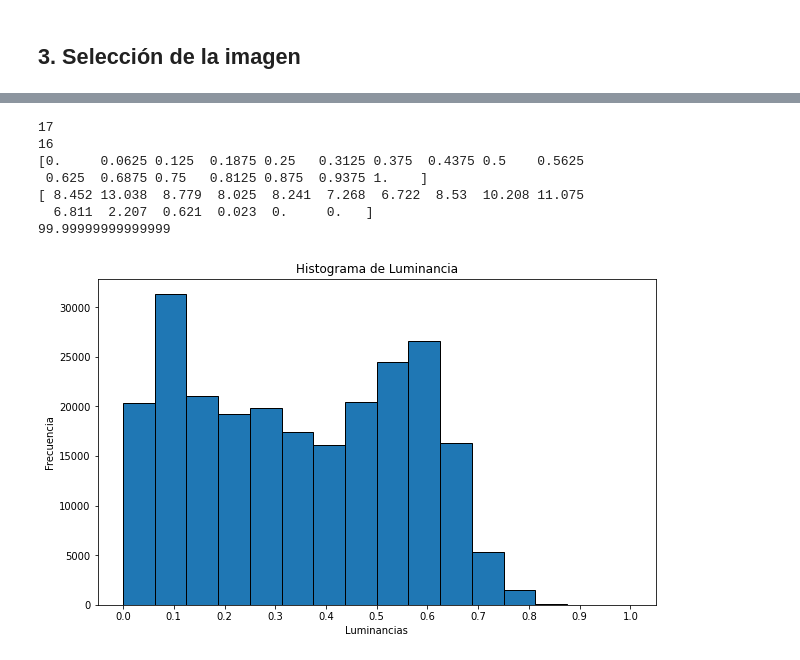
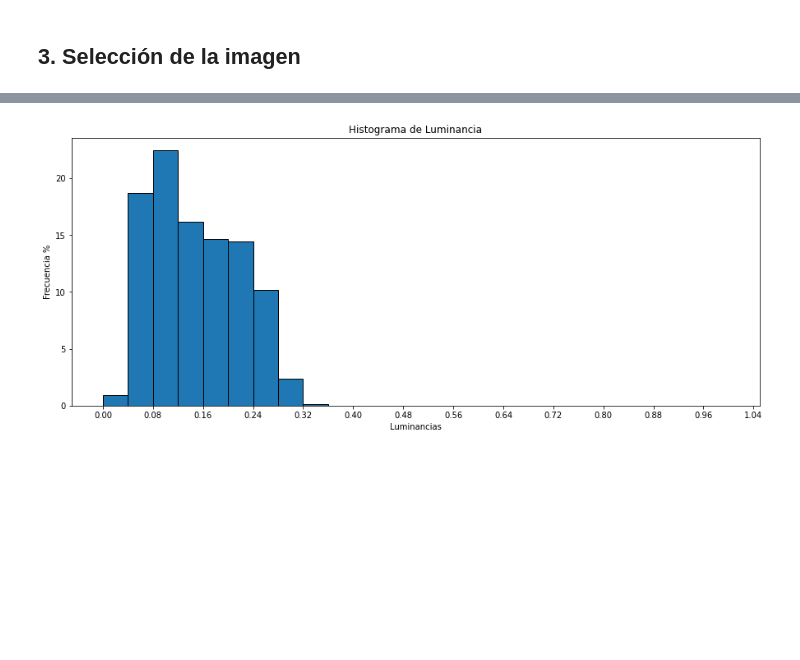
Before and after one commit to nicolassalomon96/procesamiento_imagenes_UNS, a Jupyter notebook: TP4/Histograma_de_luminancia.ipynb, the cells around one changed output, grey strips where cells are left out. Cells and saved outputs as stored; diff of their text form; code cells hidden in the pictures; blank space fills up the shorter version.

```diff
--- a/TP4/Histograma_de_luminancia.ipynb
+++ b/TP4/Histograma_de_luminancia.ipynb
@@ -116,22 +116,18 @@ def generate_histo(Y, min, max, steps):
   #Aclaración: se redondea a 6 decimales como máximo para evitar errores debido a la representación de los números con punto flotante
   counts, bins_edges = np.histogram(Y, bins)
 
-  print(len(bins_edges))
-  print(len(counts))
+  #Cálculo de la frecuencia relativa para generar el histograma de frecuencia
   total_counts = sum(counts)
-  counts_percentage = np.round(((counts*100)/total_counts),3)
+  counts_relative_freq = np.round(((counts*100)/total_counts),2)
 
-  print(bins_edges)
-  print(counts_percentage)
-  print(sum(counts_percentage))
-  plt.figure(figsize=(10,6))
+  plt.figure(figsize=(15,6))
 
-  plt.hist(bins[:-1], bins, weights=counts, ec='black')
+  plt.hist(bins[:-1], bins, weights=counts_relative_freq, ec='black')
   plt.title("Histograma de Luminancia")
   plt.xlabel("Luminancias")
-  plt.ylabel("Frecuencia")
-  plt.xticks(np.arange(0, 1.1, step=0.1))
-  #plt.bar(bins_edges[:-1], counts_percentage)#, width=0.6, color='blue')
+  plt.ylabel("Frecuencia %")
+  plt.xticks(np.arange(0,1.1,bins[2]-bins[0]))
+
   plt.show()
 
   return counts, bins_edges
@@ -140,20 +136,24 @@ def generate_histo(Y, min, max, steps):
 # %%
 #@title Seleccione la imagen a analizar: { run: "auto" }
 dog_url = 'https://pbs.twimg.com/media/BwURyszIYAEtRva.jpg'
-cat_url = 'https://cdn.shopify.com/s/files/1/0268/6861/files/cat-4373086_960_720_grande.jpg?v=1576688425'
 route_url = 'https://cdn1.eldia.com/122017/1514109535760.jpg'
 lake_url = 'https://s1.1zoom.me/prev/596/USA_Mountains_Lake_Forests_Sky_Lake_Dillon_Clouds_595131_600x400.jpg'
+low_Y_1 = 'https://cdn.shopify.com/s/files/1/0268/6861/files/cat-4373086_960_720_grande.jpg?v=1576688425'
+low_Y_2 = 'https://cdn.photography-secret.com/7581913/How_to_Improve_Low-Light_Performance_by_Increasing_Your_ISO_20.jpg.webp'
 
-Imagen = 'Lago' #@param ["Perro","Gato","Ruta","Lago"]
+
+Imagen = 'Baja_Luminancia_2' #@param ["Perro","Ruta","Lago","Baja_Luminancia_1","Baja_Luminancia_2"]
 
 if Imagen =='Perro':
   image = get_image(dog_url)
-if Imagen =='Gato':
-  image = get_image(cat_url)
 if Imagen =='Ruta':
   image = get_image(route_url)
 if Imagen =='Lago':
   image = get_image(lake_url)
+if Imagen =='Baja_Luminancia_1':
+  image = get_image(low_Y_1)
+if Imagen =='Baja_Luminancia_2':
+  image = get_image(low_Y_2)
 
 print_image(image,'Imagen',figsize=(10,10))
 # %% [output]
@@ -161,16 +161,9 @@ print_image(image,'Imagen',figsize=(10,10))
 # %%
 #@title Seleccione la cantidad de contadores: { run: "auto" }
 
-Contadores = 16 #@param {type:"slider", min:1, max:50, step:1}
-image_y = rgb2yiq(image)[:,:,0]
+Contadores = 25 #@param {type:"slider", min:1, max:50, step:1}
+image_y = rgb2yiq(image)[:,:,0] #Extracción del canal Y (luminancia) de la imagen
 
 counts, bins = generate_histo(image_y,0,1,Contadores)
 # %% [output]
-17
-16
-[0.     0.0625 0.125  0.1875 0.25   0.3125 0.375  0.4375 0.5    0.5625
- 0.625  0.6875 0.75   0.8125 0.875  0.9375 1.    ]
-[ 8.452 13.038  8.779  8.025  8.241  7.268  6.722  8.53  10.208 11.075
-  6.811  2.207  0.621  0.023  0.     0.   ]
-99.99999999999999
-[figure, old version]
+[figure, new version]
```
Also changed, not shown: parts of 1 cell of this notebook.
